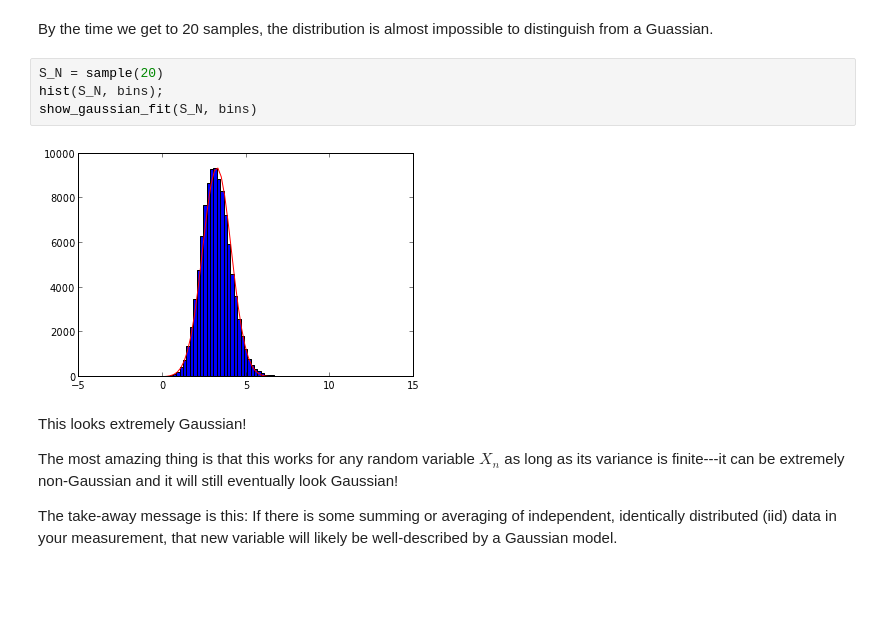
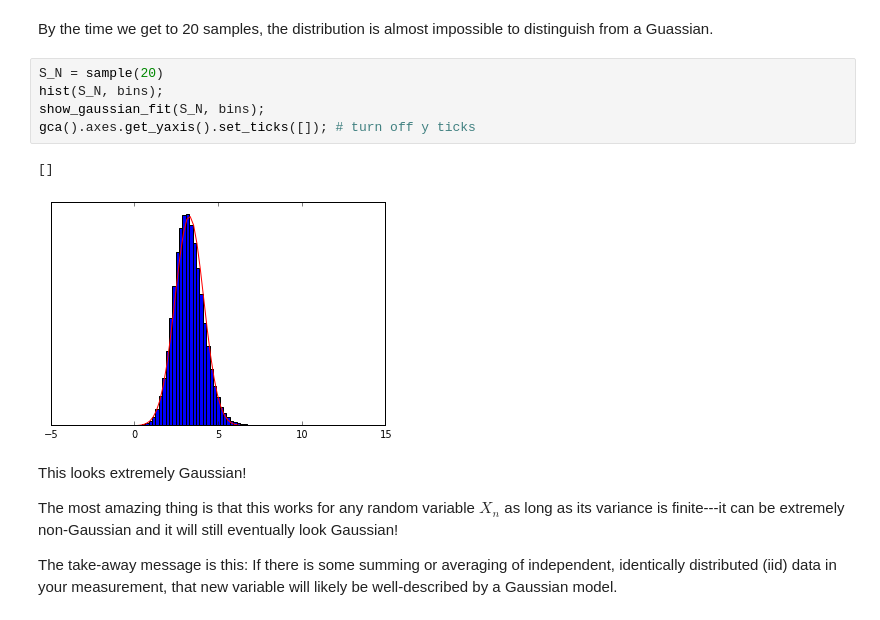
Before and after one commit to choderalab/cadd-grc-2013, a Jupyter notebook: notebooks/Central limit theorem illustration.ipynb, the cells around one changed output. Drawn from its saved outputs; the diff is of its cells as text; blank space fills up the shorter version.

```diff
--- a/notebooks/Central limit theorem illustration.ipynb
+++ b/notebooks/Central limit theorem illustration.ipynb
@@ -54,9 +64,11 @@ By the time we get to 20 samples, the distribution is almost impossible to disti
 # %%
 S_N = sample(20)
 hist(S_N, bins);
-show_gaussian_fit(S_N, bins)
+show_gaussian_fit(S_N, bins);
+gca().axes.get_yaxis().set_ticks([]); # turn off y ticks
 # %% [output]
+[]
-[figure, old version]
+[figure, new version]
 # %% [markdown]
 This looks extremely Gaussian!
 
```
Also changed, not shown: parts of 3 cells of this notebook, 5 other files.
